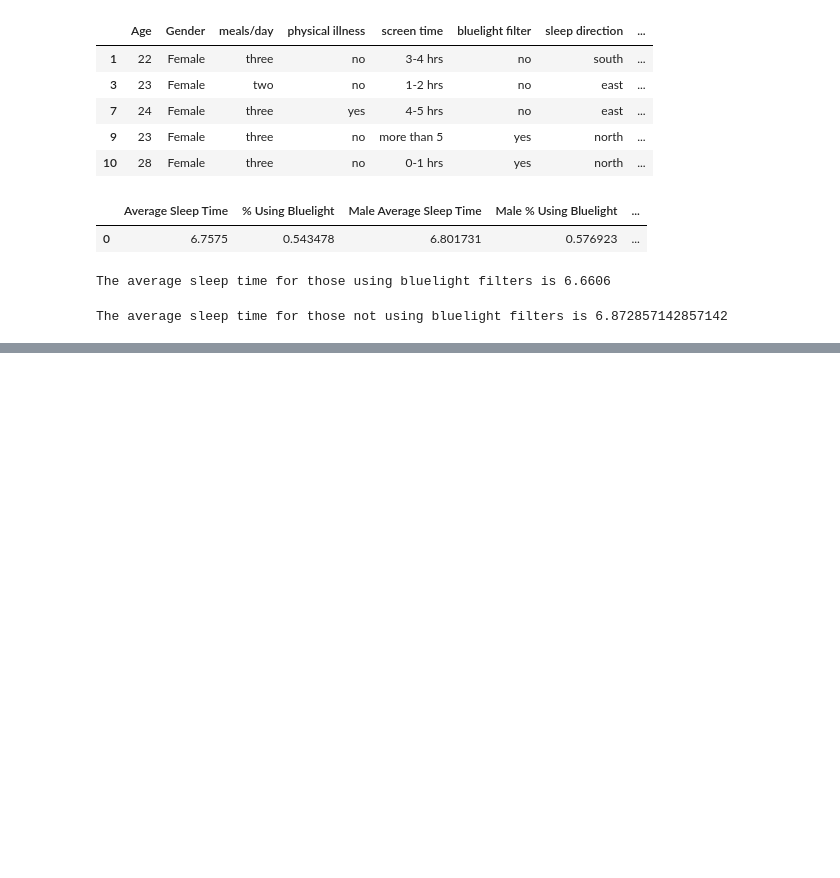
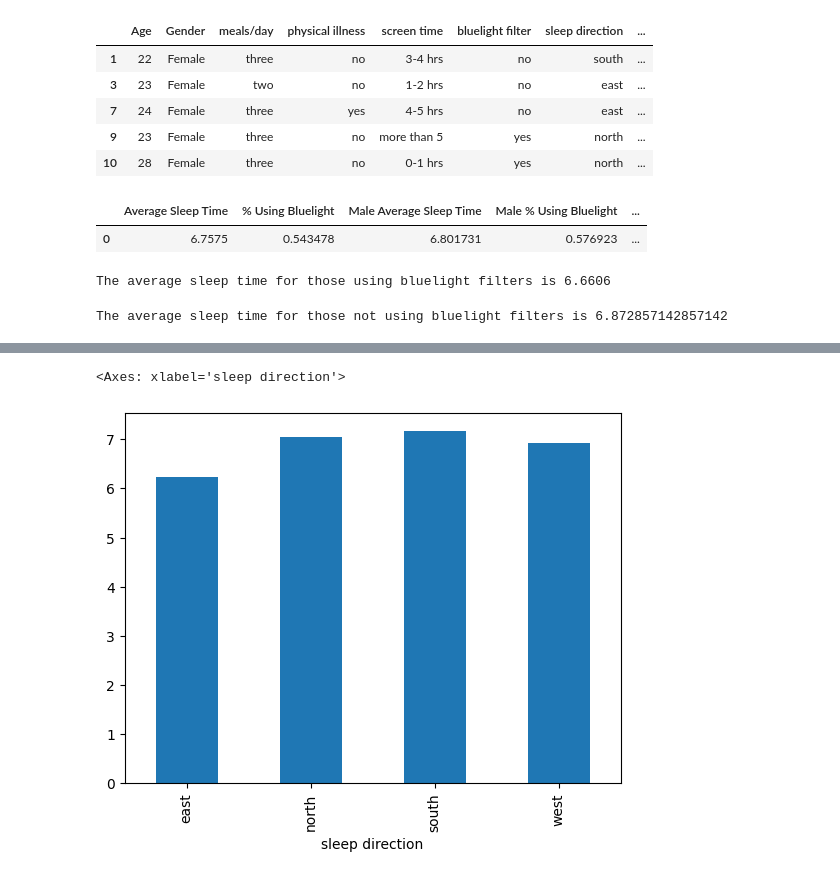
Before and after one commit to bthomasw/project1, a Jupyter notebook: Initial analysis of bluelight data.ipynb, the cells around one changed output, grey strips where cells are left out. Drawn from its saved outputs; the diff is of its cells as text; code cells hidden in the pictures; blank space fills up the shorter version.

```diff
--- a/Initial analysis of bluelight data.ipynb
+++ b/Initial analysis of bluelight data.ipynb
@@ -92,0 +152,7 @@ The average sleep time for those not using bluelight filters is 6.87285714285714
+# %%
+direction = df.groupby('sleep direction')['sleep time'].mean()
+# %%
+direction.plot.bar()
+# %% [output]
+<Axes: xlabel='sleep direction'>
+[figure, added]
```
Also changed, not shown: parts of 21 cells of this notebook, 13 other files.
